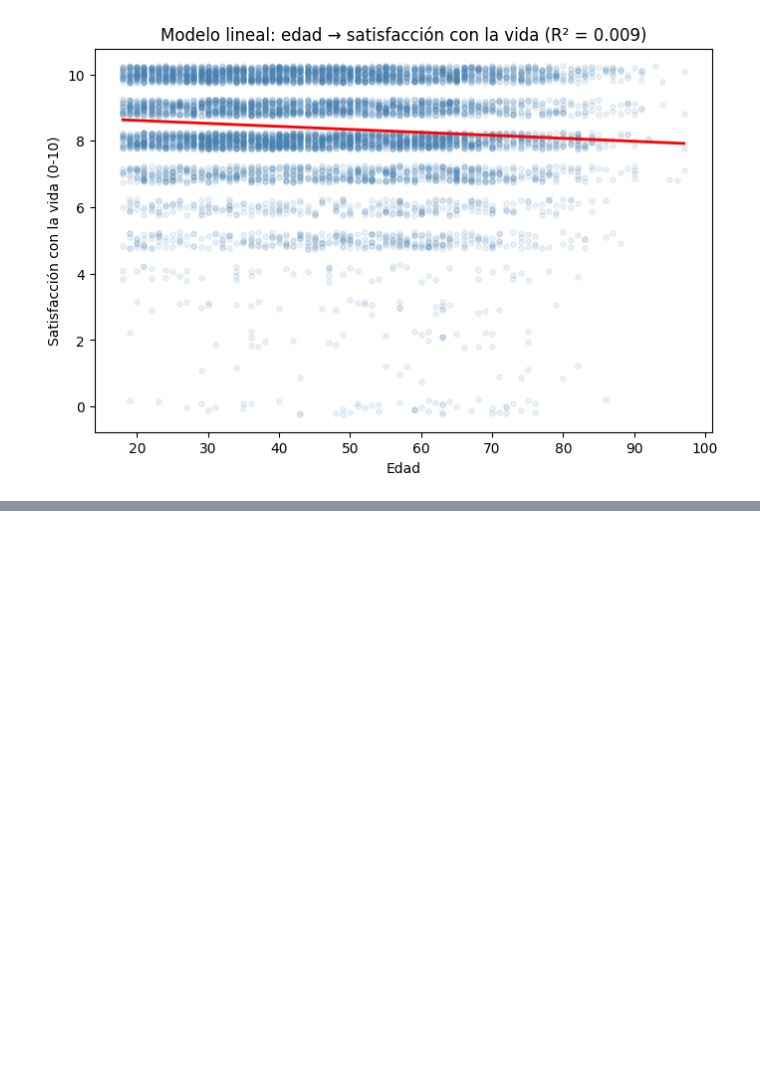
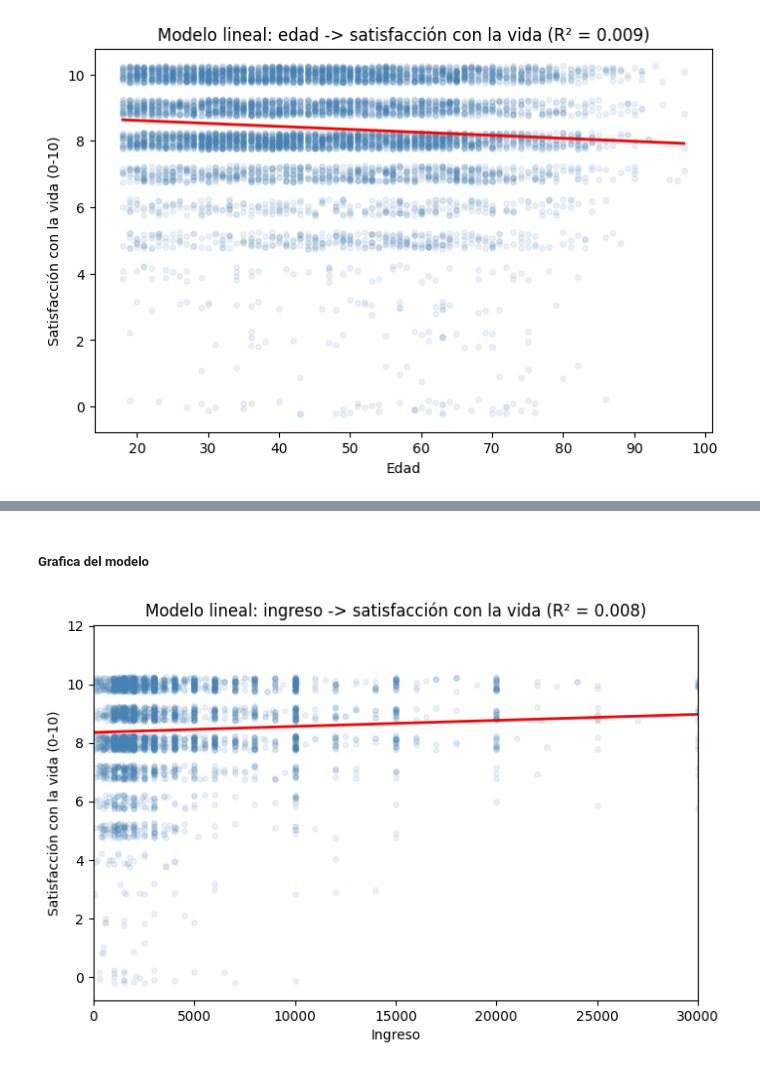
Before and after one commit to jcvzza/bienestar_y_felicidad_en_mexico_2021_2024, a Jupyter notebook: Modelos Lineales y Correlación (Práctica 5)/modelos_lineales_correlacion.ipynb, the cells around one changed output, grey strips where cells are left out. Saved outputs shown, nothing was run; the diff lists cells and outputs as text; code cells hidden in the pictures; blank space fills up the shorter version.

Commit message:
# modelo lineal del ingreso

```diff
--- a/Modelos Lineales y Correlación (Práctica 5)/modelos_lineales_correlacion.ipynb
+++ b/Modelos Lineales y Correlación (Práctica 5)/modelos_lineales_correlacion.ipynb
@@ -362,0 +367,8 @@ plt.show()
+# %%
+#preparamos los datos para realizar nuestro modelo, quitamos nuestras pregunta a analizar y nuestra pregunta objetivo que es la satisfaccion con la vida
+datos_ing = df_biare[['cs_ING', 'cb_P1']].dropna()
+
+#se guarda en x nuestra pregunta a analizar y en y nuestra pregunta objetivo que es la satisfaccion con la vida
+X_ing = datos_ing[['cs_ING']] #hay que usar doble corchete porque en statsmodels lee tablas, no columnas
+X_sm_ing = sm.add_constant(X_ing)
+y_ing = datos_ing['cb_P1']
@@ -362,0 +377,4 @@ plt.show()
+# %%
+#creamos el modelo de regresion lineal con statsmodels y lo entrenamos
+modelo_sm_ing = sm.OLS(y_ing, X_sm_ing).fit()
+print(modelo_sm_ing.summary())
@@ -362,0 +405,19 @@ plt.show()
+# %% [markdown]
+##### Grafica del modelo
+# %%
+rng = np.random.default_rng(42)
+y_jit = y_ing + rng.uniform(-0.25, 0.25, len(y_ing))
+
+x_linea = pd.DataFrame({'cs_ING': np.linspace(X_ing['cs_ING'].min(), X_ing['cs_ING'].max(), 100)})
+y_linea = modelo_sm_ing.predict(sm.add_constant(x_linea))
+
+plt.figure(figsize=(8, 5))
+plt.scatter(X_ing['cs_ING'], y_jit, alpha=0.1, color='steelblue', s=15)
+plt.plot(x_linea['cs_ING'], y_linea, color='red', linewidth=2)
+plt.xlim(0, 30000)   # solo para ver mejor; el modelo usa todos los datos
+plt.title(f'Modelo lineal: ingreso -> satisfacción con la vida (R² = {modelo_sm_ing.rsquared:.3f})')
+plt.xlabel('Ingreso')
+plt.ylabel('Satisfacción con la vida (0-10)')
+plt.show()
+# %% [output]
+[figure, added]
```
Also changed, not shown: parts of 8 cells of this notebook.
